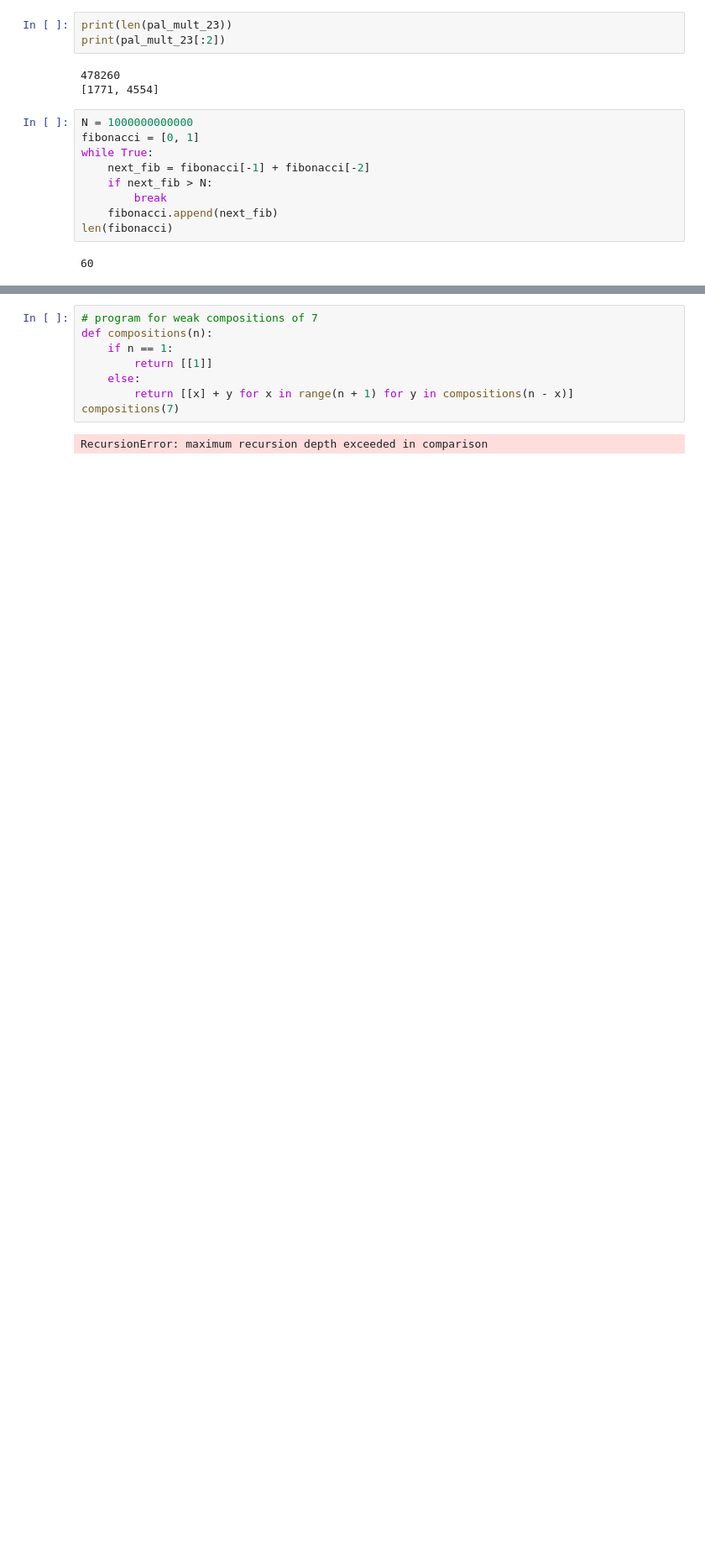
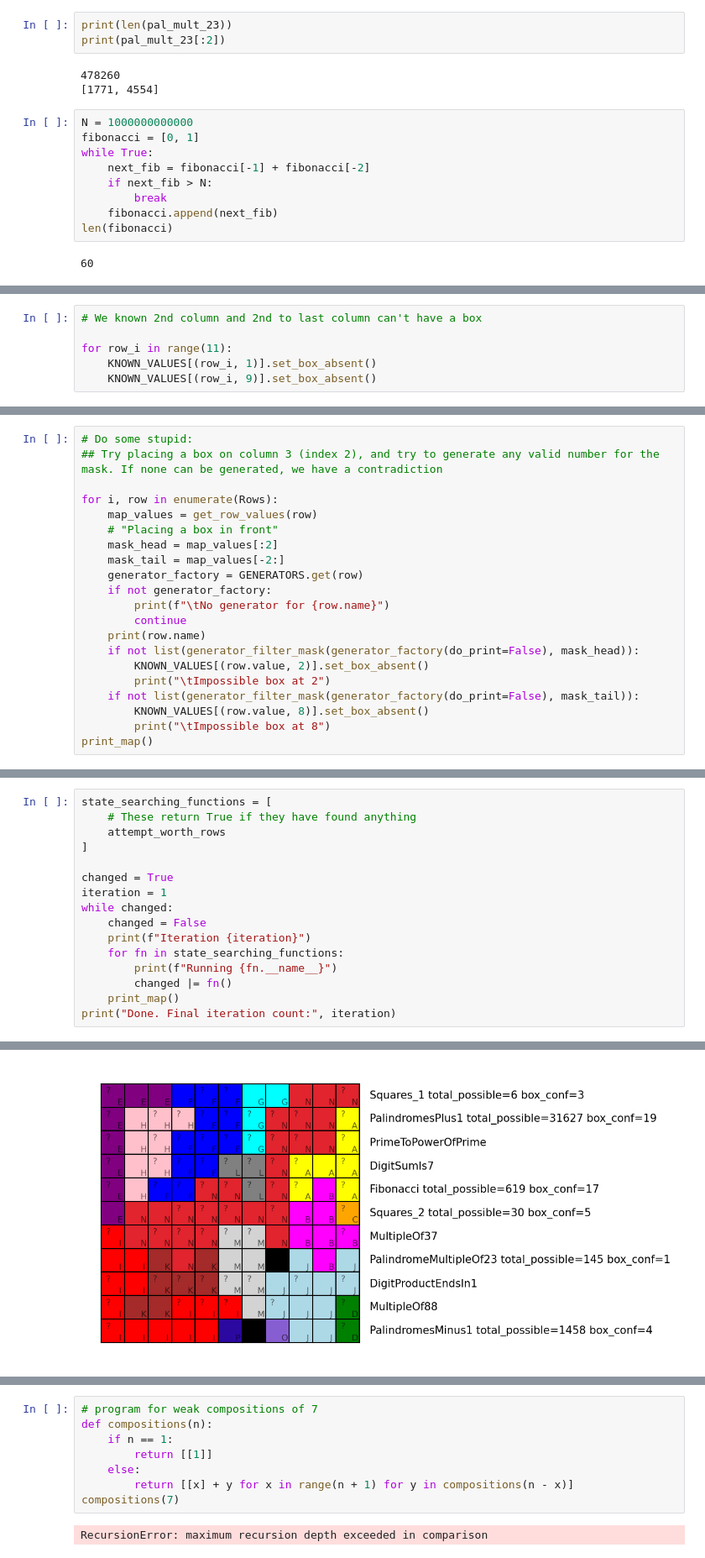
Before and after one commit to aleksgorica/janestreet-challanges, a Jupyter notebook: puzzle.ipynb, the cells around one changed output, grey strips where cells are left out. Shown: that part at 84% size. Drawn from its saved outputs; the diff is of its cells as text; blank space fills up the shorter version.

```diff
--- a/puzzle.ipynb
+++ b/puzzle.ipynb
@@ -596,0 +723,6 @@ KeyboardInterrupt:
+# %%
+# We known 2nd column and 2nd to last column can't have a box
+
+for row_i in range(11):
+    KNOWN_VALUES[(row_i, 1)].set_box_absent()
+    KNOWN_VALUES[(row_i, 9)].set_box_absent()
@@ -596,0 +841,21 @@ KeyboardInterrupt:
+# %%
+# Do some stupid:
+## Try placing a box on column 3 (index 2), and try to generate any valid number for the mask. If none can be generated, we have a contradiction
+
+for i, row in enumerate(Rows):
+    map_values = get_row_values(row)
+    # "Placing a box in front"
+    mask_head = map_values[:2]
+    mask_tail = map_values[-2:]
+    generator_factory = GENERATORS.get(row)
+    if not generator_factory:
+        print(f"\tNo generator for {row.name}")
+        continue
+    print(row.name)
+    if not list(generator_filter_mask(generator_factory(do_print=False), mask_head)):
+        KNOWN_VALUES[(row.value, 2)].set_box_absent()
+        print("\tImpossible box at 2")
+    if not list(generator_filter_mask(generator_factory(do_print=False), mask_tail)):
+        KNOWN_VALUES[(row.value, 8)].set_box_absent()
+        print("\tImpossible box at 8")
+print_map()
@@ -596,0 +999,17 @@ KeyboardInterrupt:
+# %%
+state_searching_functions = [
+    # These return True if they have found anything
+    attempt_worth_rows
+]
+
+changed = True
+iteration = 1
+while changed:
+    changed = False
+    print(f"Iteration {iteration}")
+    for fn in state_searching_functions:
+        print(f"Running {fn.__name__}")
+        changed |= fn()
+    print_map()
+print("Done. Final iteration count:", iteration)
+# %% [output]
@@ -596,0 +1033 @@ KeyboardInterrupt:
+[figure, added]
```
Also changed, not shown: parts of 13 cells of this notebook.
